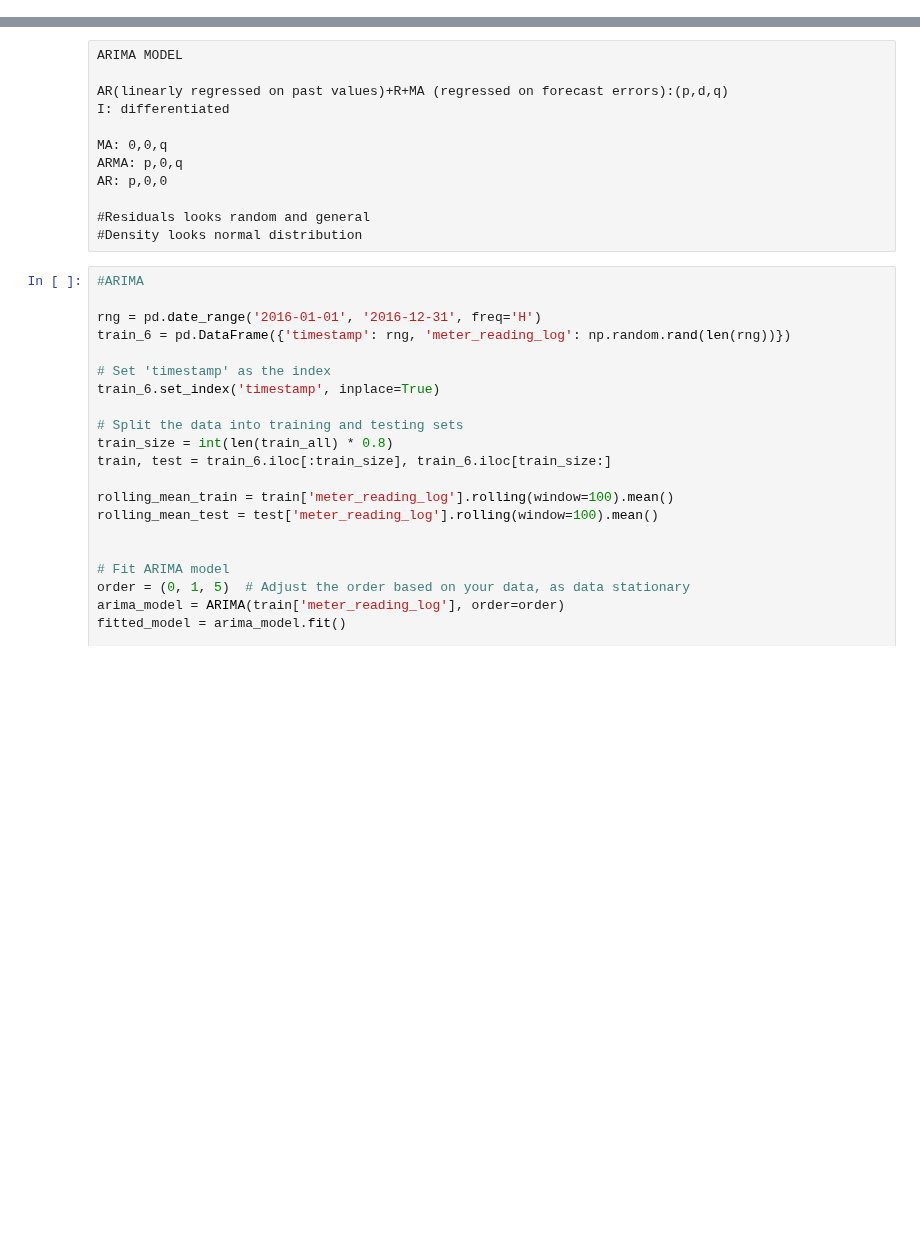
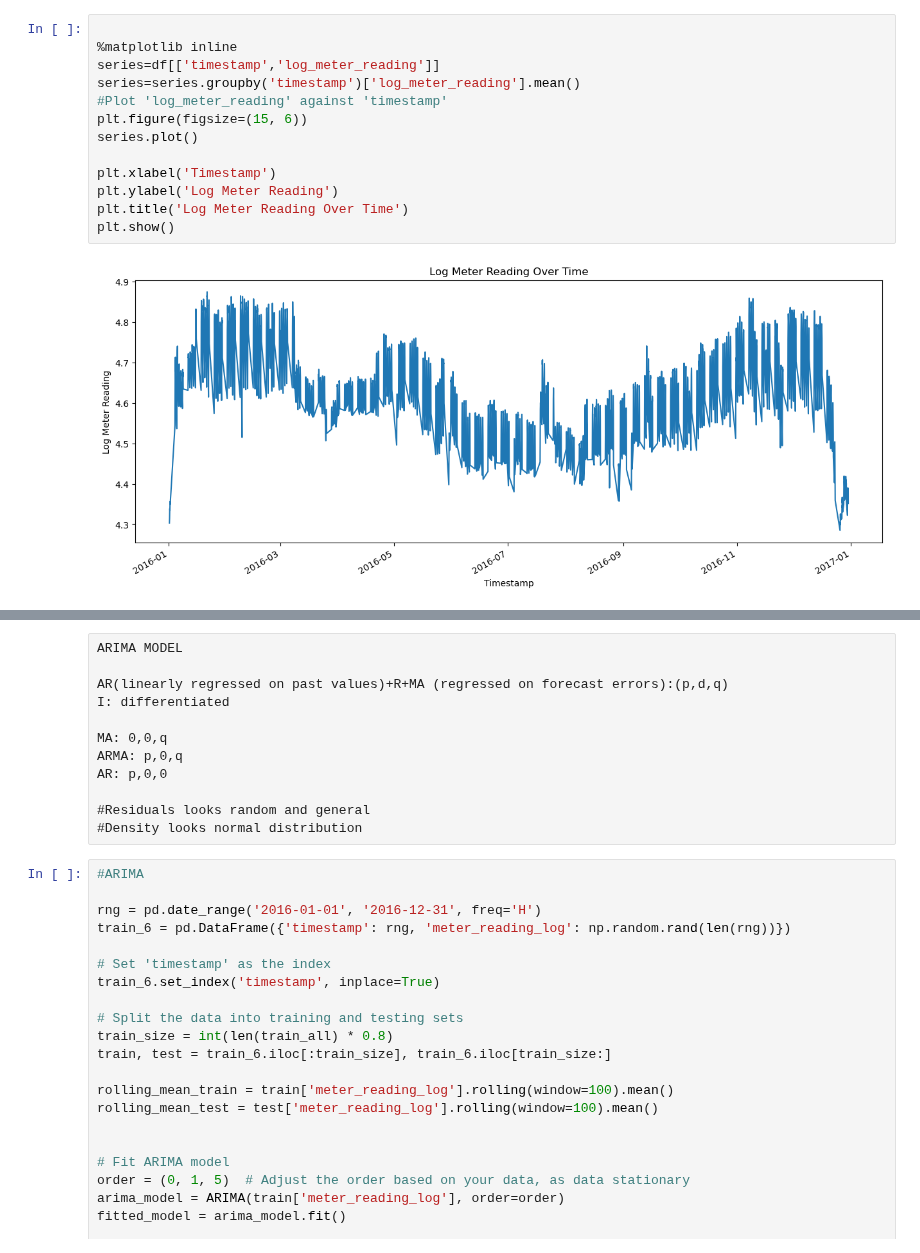
Before and after one commit to goksu-uzunturk/DI502_ElectricityPrediction, a Jupyter notebook: notebooks/ARIMA_TimeSeries_20November.ipynb, the cells around one changed output, grey strips where cells are left out. Cells and saved outputs as stored; diff of their text form; blank space fills up the shorter version.

```diff
--- a/notebooks/ARIMA_TimeSeries_20November.ipynb
+++ b/notebooks/ARIMA_TimeSeries_20November.ipynb
@@ -63,0 +120,15 @@ train_6 = filtered_train[(filtered_train['site_id'] == 6) & (filtered_train['pri
+# %%
+
+%matplotlib inline
+series=df[['timestamp','log_meter_reading']]
+series=series.groupby('timestamp')['log_meter_reading'].mean()
+#Plot 'log_meter_reading' against 'timestamp'
+plt.figure(figsize=(15, 6))
+series.plot()
+
+plt.xlabel('Timestamp')
+plt.ylabel('Log Meter Reading')
+plt.title('Log Meter Reading Over Time')
+plt.show()
+# %% [output]
+[figure, added]
```
Also changed, not shown: parts of 20 cells of this notebook.
